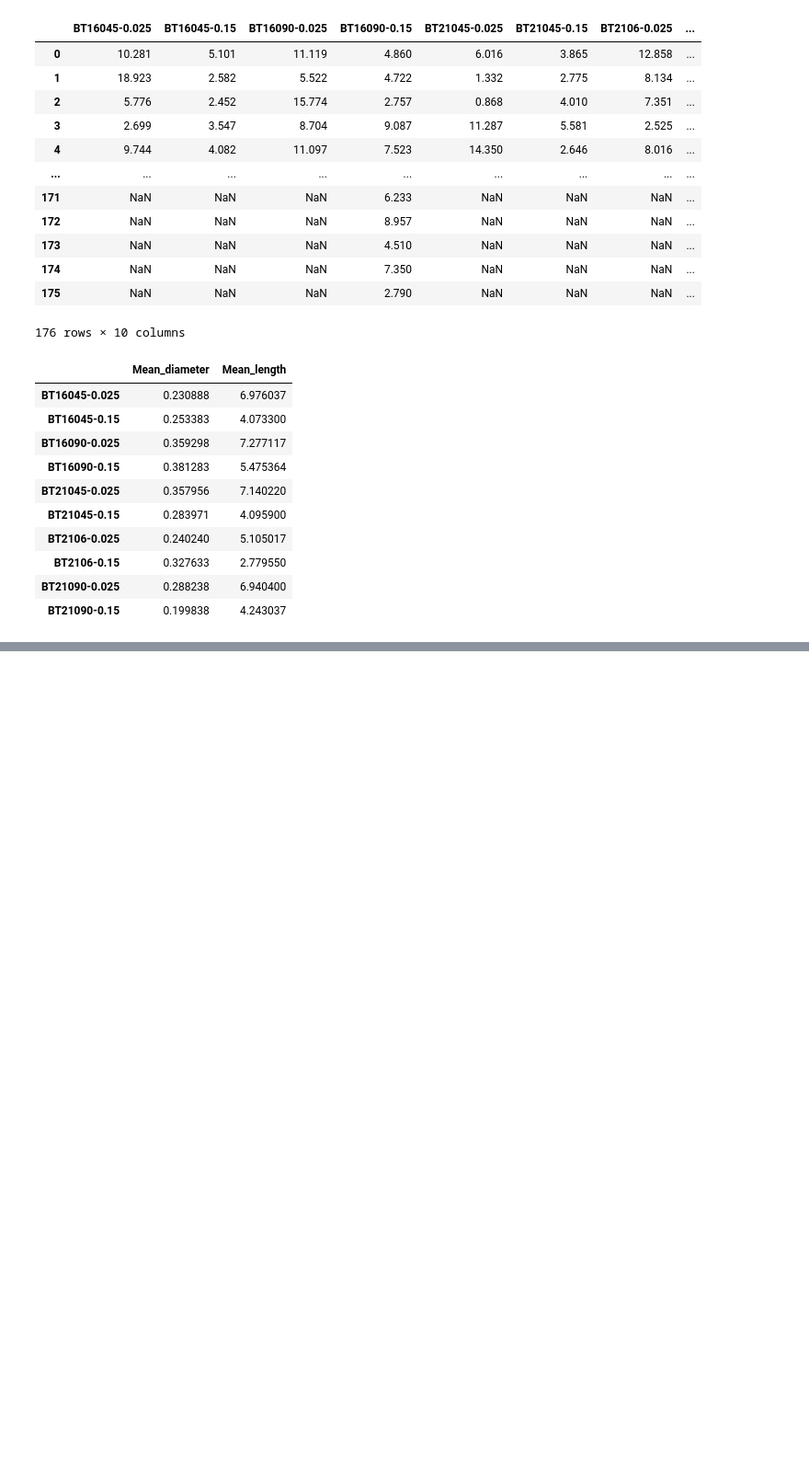
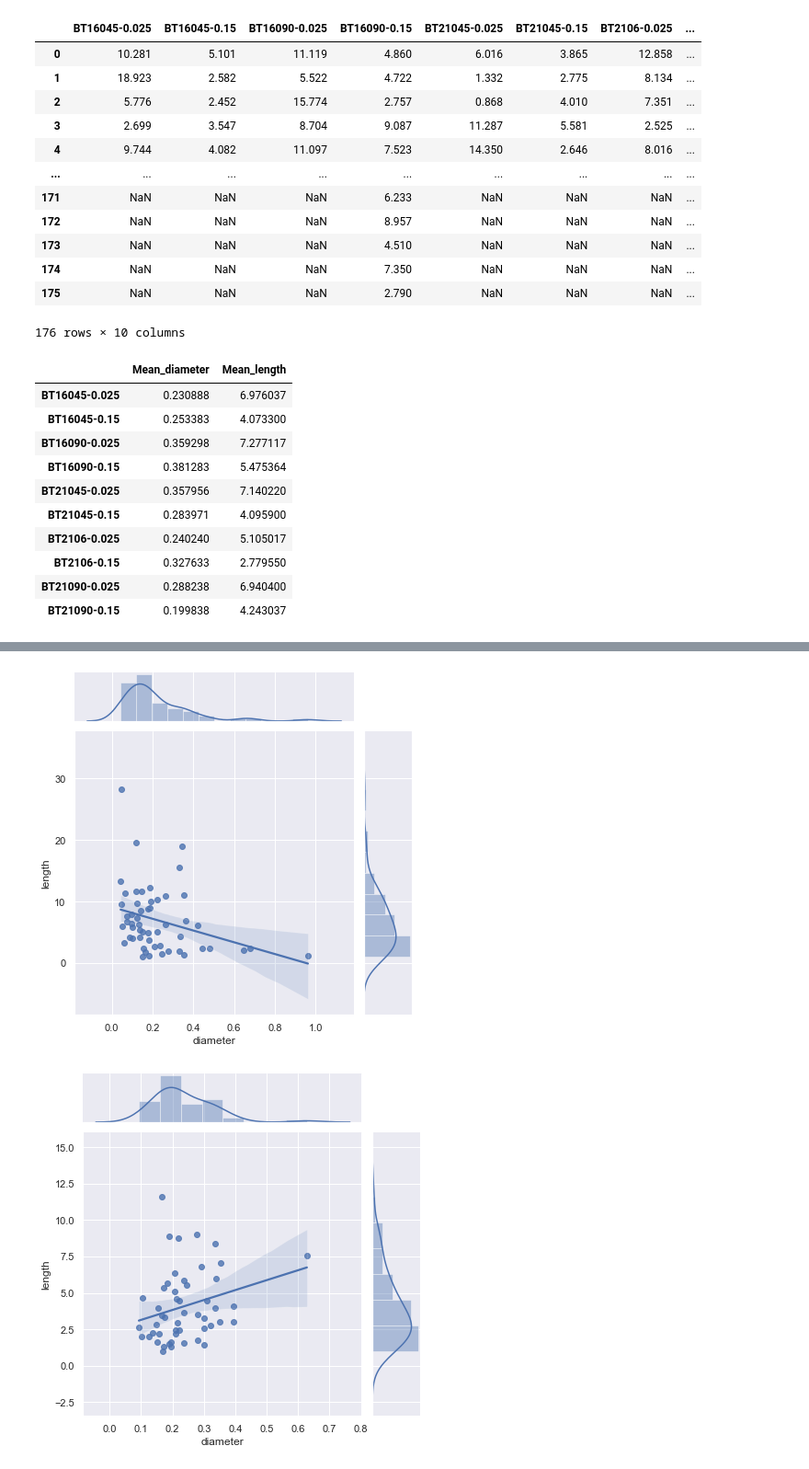
Before and after one commit to nbekareva/Materials-analysis, a Jupyter notebook: file_reader.ipynb, the cells around one changed output, grey strips where cells are left out. Shown at 92% size. Drawn from its saved outputs; the diff is of its cells as text; code cells hidden in the pictures; blank space fills up the shorter version.

```diff
--- a/file_reader.ipynb
+++ b/file_reader.ipynb
@@ -169,0 +171,18 @@ Text(0, 0.5, 'Length, um')
+# %%
+def sample_df(sample_name, diam_df=diam_df, length_df=length_df):
+    """
+    Takes sample name as a string. Returns a df containing diameter and length data (2 columns).
+    """
+    sample_df = pd.DataFrame()
+    sample_df = pd.concat([diam_df[sample_name], length_df[sample_name]], axis=1)
+    sample_df.columns = ['diameter', 'length']
+    sample_df.dropna(thresh=1, inplace=True)
+
+    return sample_df
+
+
+def plot_ratio(df):
+    """
+    Visualize length-diameter ratio using sns.jointplot.
+    """
+    sns.jointplot(x='diameter', y='length', data=df, kind='reg')
@@ -169,0 +202,7 @@ Text(0, 0.5, 'Length, um')
+# %%
+for sample in sample_list:
+    df = sample_df(sample)
+    plot_ratio(df)
+# %% [output]
+[figure, added]
+[figure, added]
```
Also changed, not shown: parts of 10 cells of this notebook.
